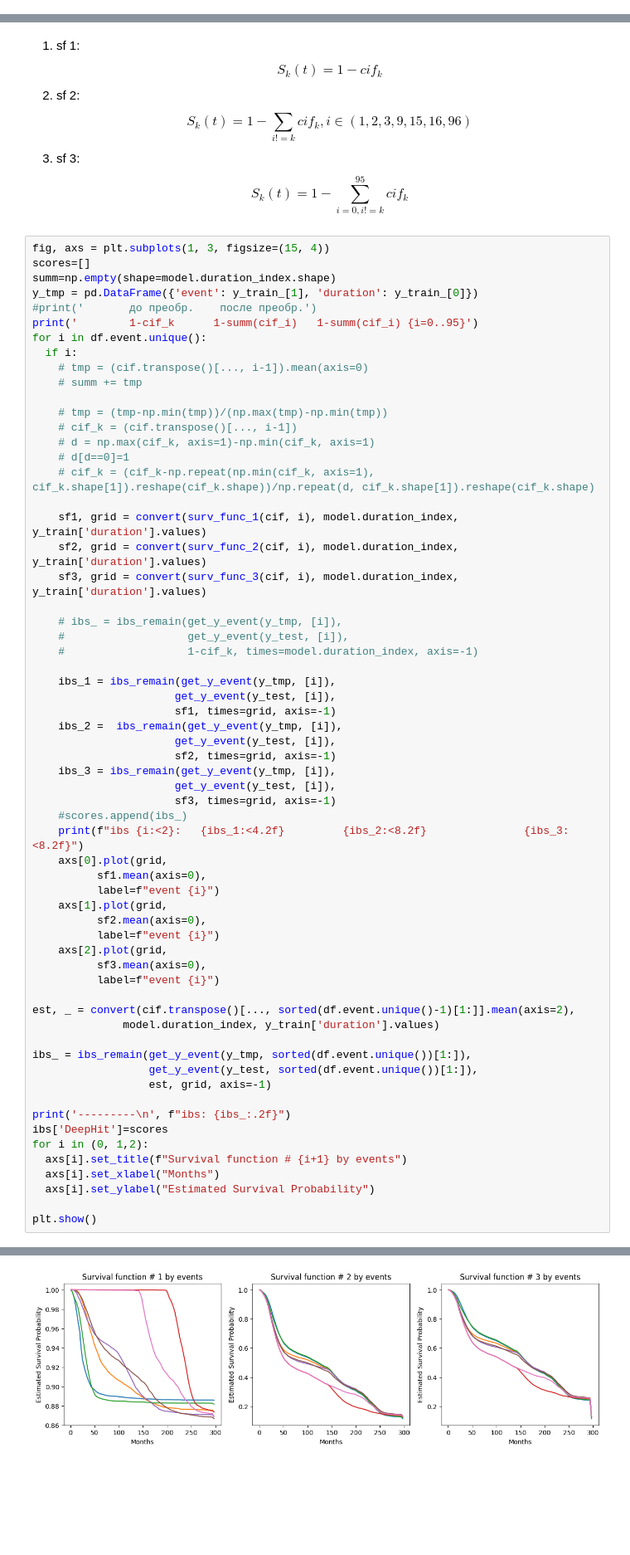
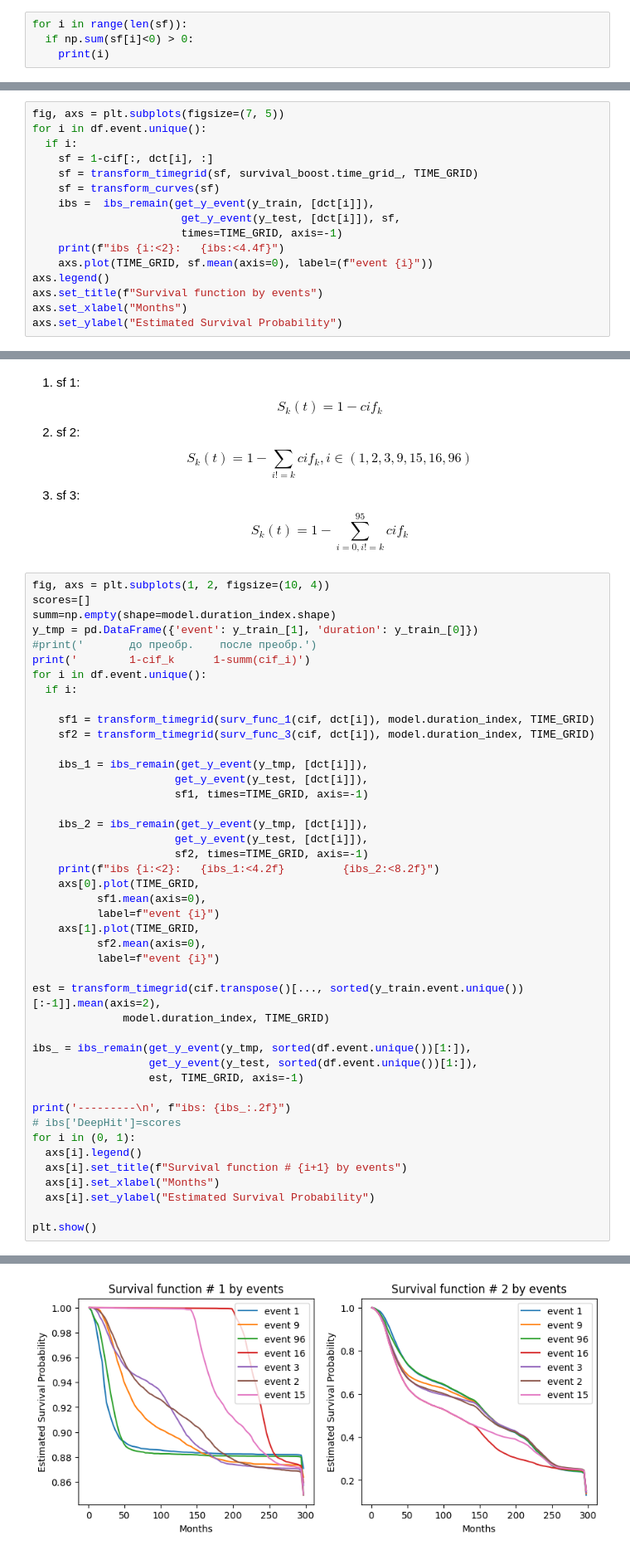
Before and after one commit to iuliivasilev/sys-ttf, a Jupyter notebook: demonstration/loans_model.ipynb, the cells around one changed output, grey strips where cells are left out. Shown at 83% size. Drawn from its saved outputs; the diff is of its cells as text; blank space fills up the shorter version.

```diff
--- a/demonstration/loans_model.ipynb
+++ b/demonstration/loans_model.ipynb
@@ -319,0 +263,4 @@ array([220.,  45.,  24., ...,  17.,  49., 117.])
+# %%
+for i in range(len(sf)):
+  if np.sum(sf[i]<0) > 0:
+    print(i)
@@ -319,0 +272,16 @@ array([220.,  45.,  24., ...,  17.,  49., 117.])
+# %%
+fig, axs = plt.subplots(figsize=(7, 5))
+for i in df.event.unique():
+  if i:
+    sf = 1-cif[:, dct[i], :]
+    sf = transform_timegrid(sf, survival_boost.time_grid_, TIME_GRID)
+    sf = transform_curves(sf)
+    ibs =  ibs_remain(get_y_event(y_train, [dct[i]]),
+                       get_y_event(y_test, [dct[i]]), sf,
+                       times=TIME_GRID, axis=-1)
+    print(f"ibs {i:<2}:   {ibs:<4.4f}")
+    axs.plot(TIME_GRID, sf.mean(axis=0), label=(f"event {i}"))
+axs.legend()
+axs.set_title(f"Survival function by events")
+axs.set_xlabel("Months")
+axs.set_ylabel("Estimated Survival Probability")
@@ -505,62 +490,44 @@ def surv_func_3(cif, event_of_interest=1):
 1. sf 2:  $$ S_k(t) = 1 - \sum_{i!=k} cif_k, i\in (1, 2, 3, 9, 15, 16, 96)$$
 1. sf 3:  $$ S_k(t) = 1 - \sum_{i=0, i!=k}^{95} cif_k$$
 # %%
-fig, axs = plt.subplots(1, 3, figsize=(15, 4))
+fig, axs = plt.subplots(1, 2, figsize=(10, 4))
 scores=[]
 summ=np.empty(shape=model.duration_index.shape)
 y_tmp = pd.DataFrame({'event': y_train_[1], 'duration': y_train_[0]})
 #print('       до преобр.    после преобр.')
-print('        1-cif_k      1-summ(cif_i)   1-summ(cif_i) {i=0..95}')
+print('        1-cif_k      1-summ(cif_i)')
 for i in df.event.unique():
   if i:
-    # tmp = (cif.transpose()[..., i-1]).mean(axis=0)
-    # summ += tmp
 
-    # tmp = (tmp-np.min(tmp))/(np.max(tmp)-np.min(tmp))
-    # cif_k = (cif.transpose()[..., i-1])
-    # d = np.max(cif_k, axis=1)-np.min(cif_k, axis=1)
-    # d[d==0]=1
-    # cif_k = (cif_k-np.repeat(np.min(cif_k, axis=1), cif_k.shape[1]).reshape(cif_k.shape))/np.repeat(d, cif_k.shape[1]).reshape(cif_k.shape)
+    sf1 = transform_timegrid(surv_func_1(cif, dct[i]), model.duration_index, TIME_GRID)
+    sf2 = transform_timegrid(surv_func_3(cif, dct[i]), model.duration_index, TIME_GRID)
 
-    sf1, grid = convert(surv_func_1(cif, i), model.duration_index, y_train['duration'].values)
-    sf2, grid = convert(surv_func_2(cif, i), model.duration_index, y_train['duration'].values)
-    sf3, grid = convert(surv_func_3(cif, i), model.duration_index, y_train['duration'].values)
+    ibs_1 = ibs_remain(get_y_event(y_tmp, [dct[i]]),
+                      get_y_event(y_test, [dct[i]]),
+                      sf1, times=TIME_GRID, axis=-1)
 
-    # ibs_ = ibs_remain(get_y_event(y_tmp, [i]),
-    #                   get_y_event(y_test, [i]),
-    #                   1-cif_k, times=model.duration_index, axis=-1)
-
-    ibs_1 = ibs_remain(get_y_event(y_tmp, [i]),
-                      get_y_event(y_test, [i]),
-                      sf1, times=grid, axis=-1)
-    ibs_2 =  ibs_remain(get_y_event(y_tmp, [i]),
-                      get_y_event(y_test, [i]),
-                      sf2, times=grid, axis=-1)
-    ibs_3 = ibs_remain(get_y_event(y_tmp, [i]),
-                      get_y_event(y_test, [i]),
-                      sf3, times=grid, axis=-1)
-    #scores.append(ibs_)
-    print(f"ibs {i:<2}:   {ibs_1:<4.2f}         {ibs_2:<8.2f}               {ibs_3:<8.2f}")
-    axs[0].plot(grid,
+    ibs_2 = ibs_remain(get_y_event(y_tmp, [dct[i]]),
+                      get_y_event(y_test, [dct[i]]),
+                      sf2, times=TIME_GRID, axis=-1)
+    print(f"ibs {i:<2}:   {ibs_1:<4.2f}         {ibs_2:<8.2f}")
+    axs[0].plot(TIME_GRID,
           sf1.mean(axis=0),
           label=f"event {i}")
-    axs[1].plot(grid,
+    axs[1].plot(TIME_GRID,
           sf2.mean(axis=0),
           label=f"event {i}")
-    axs[2].plot(grid,
-          sf3.mean(axis=0),
-          label=f"event {i}")
 
-est, _ = convert(cif.transpose()[..., sorted(df.event.unique()-1)[1:]].mean(axis=2),
-              model.duration_index, y_train['duration'].values)
+est = transform_timegrid(cif.transpose()[..., sorted(y_train.event.unique())[:-1]].mean(axis=2),
+              model.duration_index, TIME_GRID)
 
 ibs_ = ibs_remain(get_y_event(y_tmp, sorted(df.event.unique())[1:]),
                   get_y_event(y_test, sorted(df.event.unique())[1:]),
-                  est, grid, axis=-1)
+                  est, TIME_GRID, axis=-1)
 
 print('---------\n', f"ibs: {ibs_:.2f}")
-ibs['DeepHit']=scores
-for i in (0, 1,2):
+# ibs['DeepHit']=scores
+for i in (0, 1):
+  axs[i].legend()
   axs[i].set_title(f"Survival function # {i+1} by events")
   axs[i].set_xlabel("Months")
   axs[i].set_ylabel("Estimated Survival Probability")
@@ -580,4 +547,4 @@ ibs 15:   0.14         0.32                   0.23
-[figure, old version]
+[figure, new version]
 # %% [markdown]
 Здесь использовалось линейное преобразование  оси Y в [0, 1], т.к. cif_k <= 0.12 (+-) (т.к. $\sum_{k}cif_k + S(t) = 1$) (Аналогично в AalenJohansen, но там осталось 0.12)
 
```
Also changed, not shown: parts of 22 cells of this notebook.
